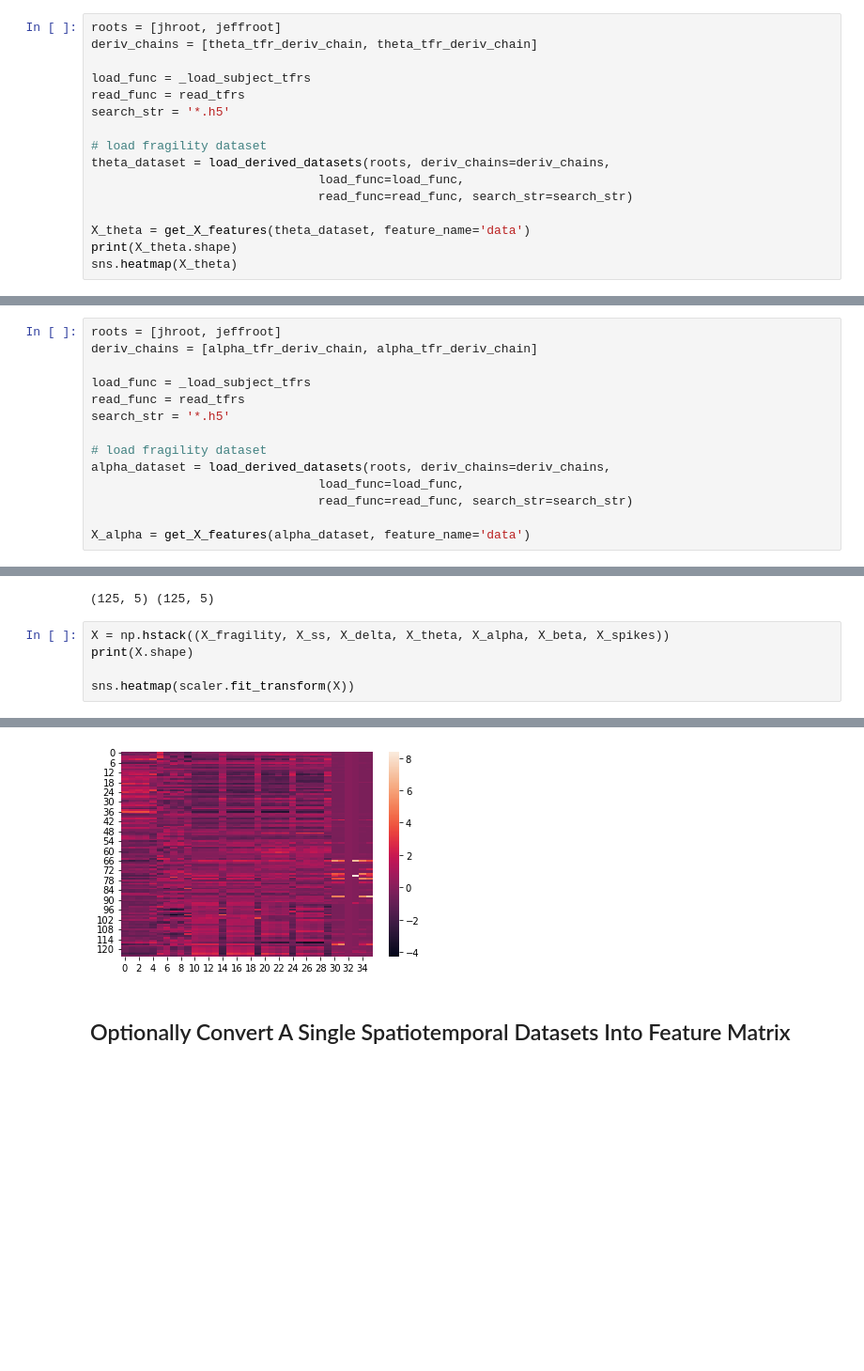
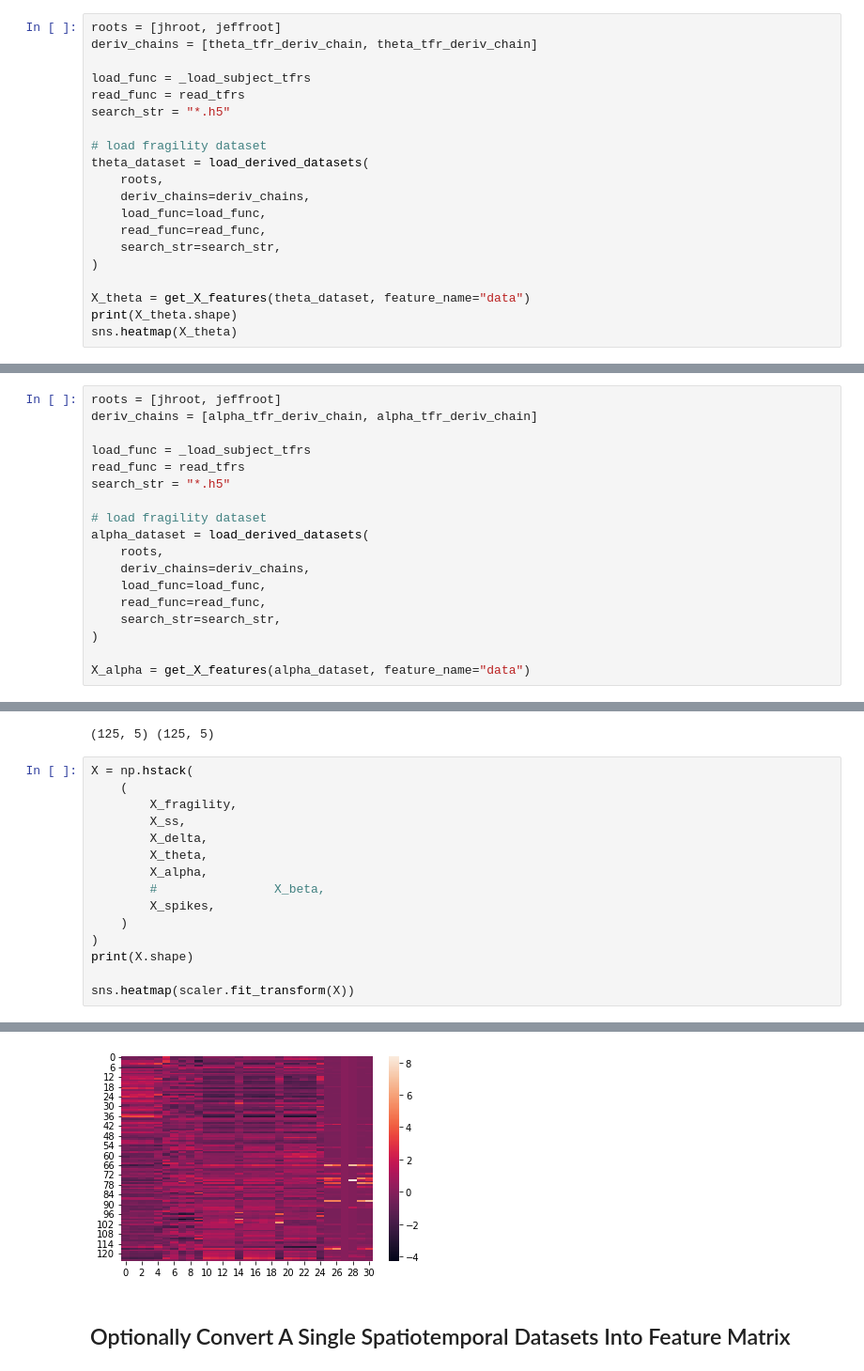
Before and after one commit to ncsl/episcalp, a Jupyter notebook: notebooks/cross_validation/general_classification_and_basic_plots.ipynb, the cells around one changed output, grey strips where cells are left out. Shown at 94% size. Drawn from its saved outputs; the diff is of its cells as text; blank space fills up the shorter version.

```diff
--- a/notebooks/cross_validation/general_classification_and_basic_plots.ipynb
+++ b/notebooks/cross_validation/general_classification_and_basic_plots.ipynb
@@ -417,14 +457,18 @@ deriv_chains = [theta_tfr_deriv_chain, theta_tfr_deriv_chain]
 
 load_func = _load_subject_tfrs
 read_func = read_tfrs
-search_str = '*.h5'
+search_str = "*.h5"
 
 # load fragility dataset
-theta_dataset = load_derived_datasets(roots, deriv_chains=deriv_chains,
-                               load_func=load_func,
-                               read_func=read_func, search_str=search_str)
+theta_dataset = load_derived_datasets(
+    roots,
+    deriv_chains=deriv_chains,
+    load_func=load_func,
+    read_func=read_func,
+    search_str=search_str,
+)
 
-X_theta = get_X_features(theta_dataset, feature_name='data')
+X_theta = get_X_features(theta_dataset, feature_name="data")
 print(X_theta.shape)
 sns.heatmap(X_theta)
 # %% [output]
@@ -441,14 +485,18 @@ deriv_chains = [alpha_tfr_deriv_chain, alpha_tfr_deriv_chain]
 
 load_func = _load_subject_tfrs
 read_func = read_tfrs
-search_str = '*.h5'
+search_str = "*.h5"
 
 # load fragility dataset
-alpha_dataset = load_derived_datasets(roots, deriv_chains=deriv_chains,
-                               load_func=load_func,
-                               read_func=read_func, search_str=search_str)
+alpha_dataset = load_derived_datasets(
+    roots,
+    deriv_chains=deriv_chains,
+    load_func=load_func,
+    read_func=read_func,
+    search_str=search_str,
+)
 
-X_alpha = get_X_features(alpha_dataset, feature_name='data')
+X_alpha = get_X_features(alpha_dataset, feature_name="data")
 # %% [output]
 Loading data for subjects: ['jhh001', 'jhh002', 'jhh003', 'jhh004', 'jhh005', 'jhh006', 'jhh007', 'jhh008', 'jhh009', 'jhh010', 'jhh011', 'jhh012', 'jhh013', 'jhh014', 'jhh015', 'jhh016', 'jhh017', 'j ...
 /Users/adam2392/Johns Hopkins/Scalp EEG JHH - Documents/bids/derivatives/tfr/alpha
@@ -516,7 +562,17 @@ print(X_fragility.shape, X_delta.shape)
 # %% [output]
 (125, 5) (125, 5)
 # %%
-X = np.hstack((X_fragility, X_ss, X_delta, X_theta, X_alpha, X_beta, X_spikes))
+X = np.hstack(
+    (
+        X_fragility,
+        X_ss,
+        X_delta,
+        X_theta,
+        X_alpha,
+        #                X_beta,
+        X_spikes,
+    )
+)
 print(X.shape)
 
 sns.heatmap(scaler.fit_transform(X))
@@ -525,5 +581,5 @@ sns.heatmap(scaler.fit_transform(X))
 <AxesSubplot:>
-[figure, old version]
+[figure, new version]
 # %% [markdown]
 ## Optionally Convert A Single Spatiotemporal Datasets Into Feature Matrix
 # %%
```
Also changed, not shown: parts of 51 cells of this notebook, 9 other files.
